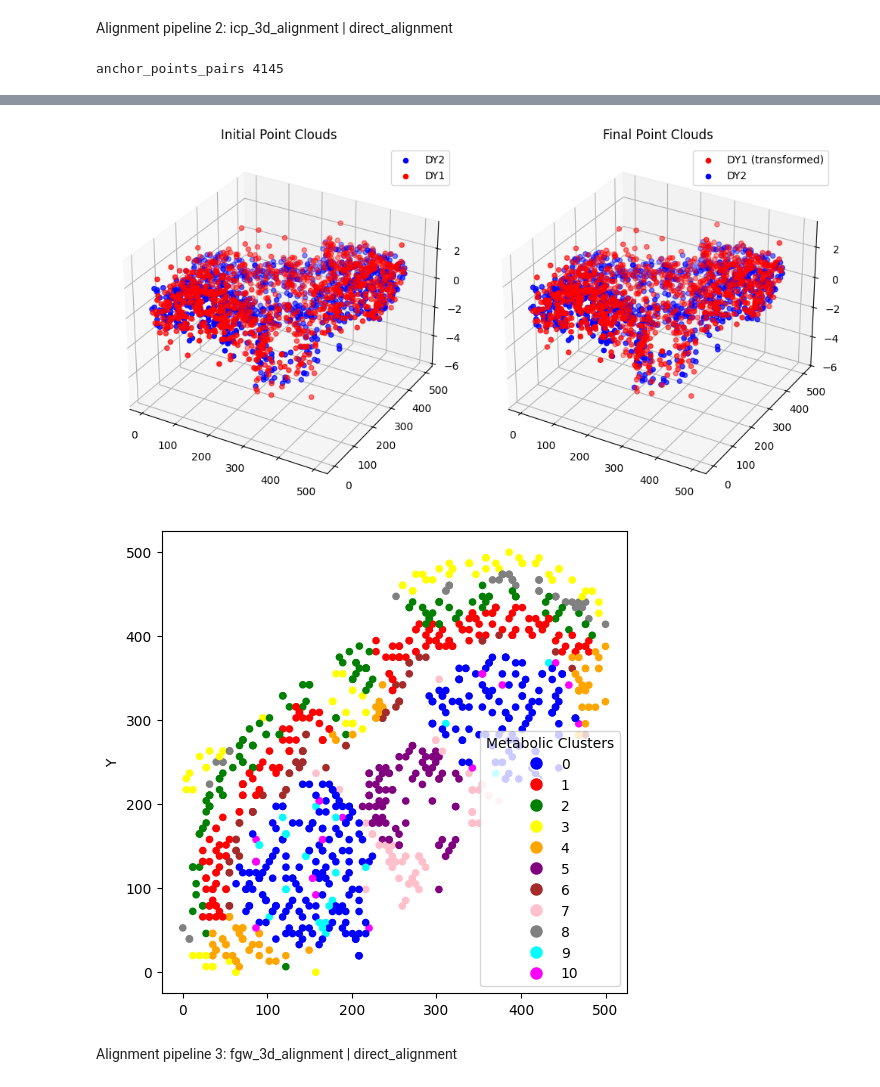
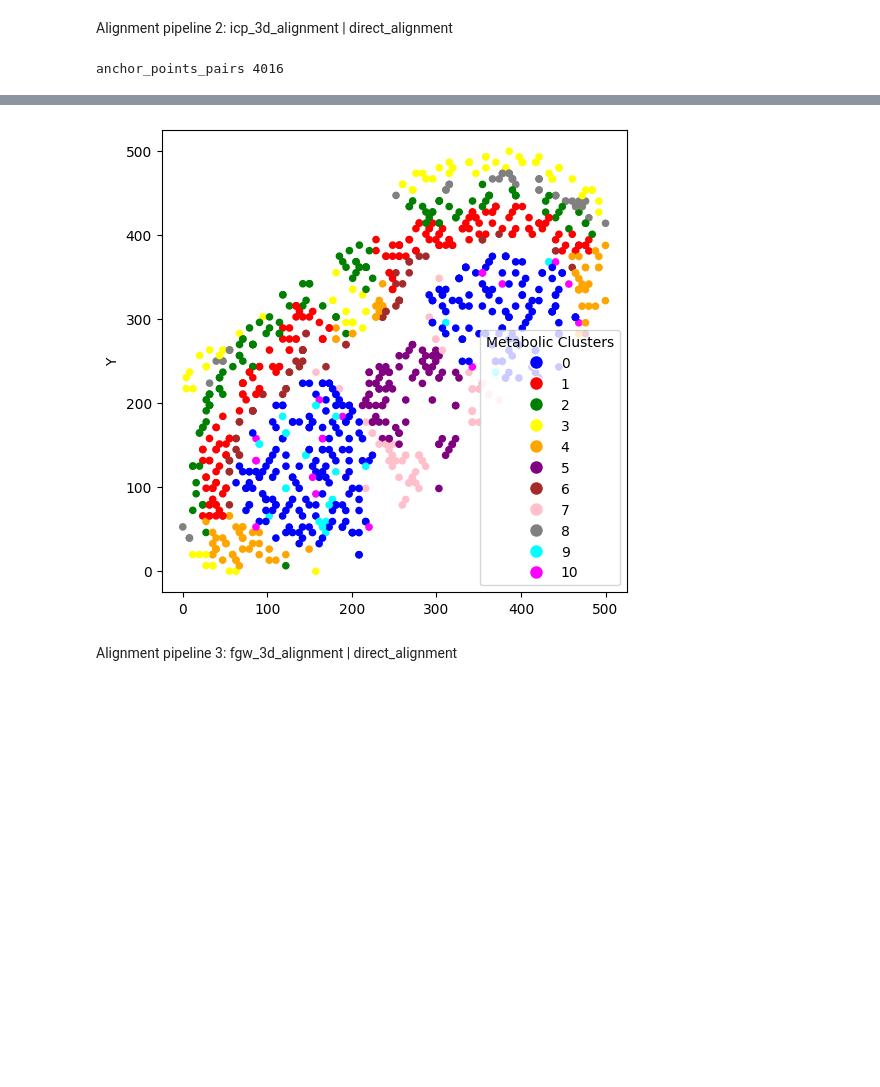
Before and after one commit to LittleLittleCloud/haCCA, a Jupyter notebook: example/comparasion_between_haCCA_and_other_alignment_method.ipynb, the cells around one changed output, grey strips where cells are left out. Cells and saved outputs as stored; diff of their text form; code cells hidden in the pictures; blank space fills up the shorter version.

Commit message:
comparasion_between_haCCA_and_other_alignment_method update

```diff
--- a/example/comparasion_between_haCCA_and_other_alignment_method.ipynb
+++ b/example/comparasion_between_haCCA_and_other_alignment_method.ipynb
@@ -155,8 +190,8 @@ b_predict = hacca.direct_alignment(_a, _b_prime, work_dir=icp_3d_work_dir)
 b_predict_metric = hacca.direct_alignment_metric(_a, _b_prime)
 hacca.plot_b_predict(b_predict, icp_3d_work_dir)
 icp_3d_loss = hacca.loss(b_predict, b_truth)
-pairwise_alignment_accuracy = hacca.pairwise_alignment_accuracy(_a, _b_prime, b_predict_metric)
-print(f"ICP 3D: loss: {icp_3d_loss}, pairwise_alignment_accuracy: {pairwise_alignment_accuracy}")
+icp_3d_pairwise_alignment_accuracy = hacca.pairwise_alignment_accuracy(_a, _b_prime, b_predict_metric)
+print(f"ICP 3D: loss: {icp_3d_loss}, pairwise_alignment_accuracy: {icp_3d_pairwise_alignment_accuracy}")
 # %% [output]
-anchor_points_pairs 4145
+anchor_points_pairs 4016
 lenth of high_correlated_features_pairs 100
@@ -164,5 +199,4 @@ ICP 3D: loss: (np.float32(67.3257), np.float64(0.789), 0.6880357689333824), pair
-[figure, old version]
+[figure, new version]
-[figure, removed]
 # %% [markdown]
 Alignment pipeline 3: fgw_3d_alignment | direct_alignment
 # %%
```
Also changed, not shown: parts of 14 cells of this notebook.
